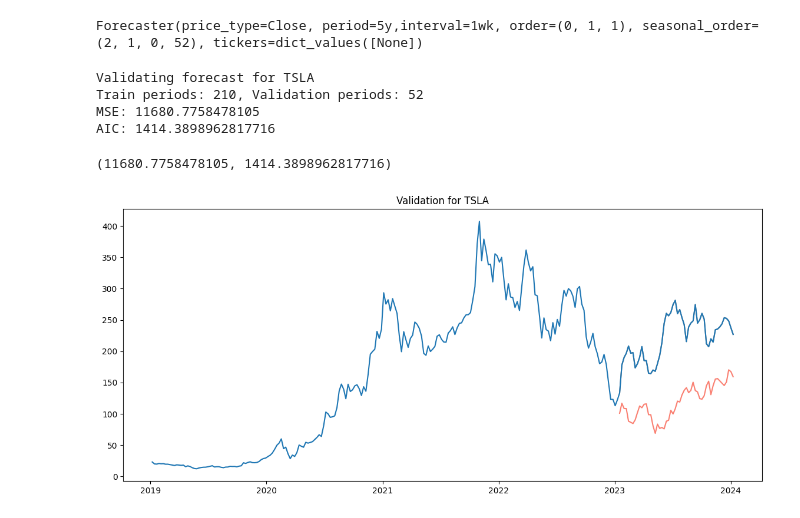
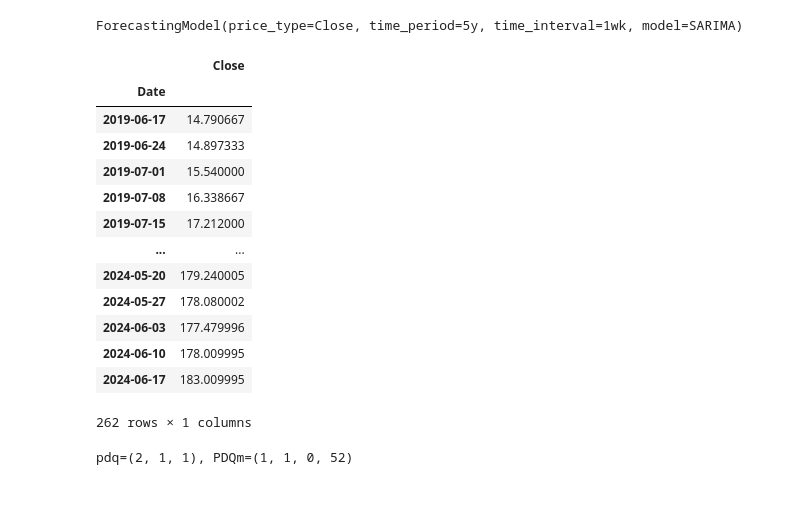
Before and after one commit to sienlonglim/financial_analysis_forecasting, a Jupyter notebook: p1_SARIMA_forecasting.ipynb, the cells around one changed output. Cells and saved outputs as stored; diff of their text form; code cells hidden in the pictures.

Commit message:
Refactor in progress for SARIMA and scrapper

```diff
--- a/p1_SARIMA_forecasting.ipynb
+++ b/p1_SARIMA_forecasting.ipynb
@@ -5,15 +6,32 @@ import warnings
 warnings.filterwarnings('ignore')
-# %%
-forecaster = Forecaster('TSLA')
-forecaster
-# %% [output]
-Forecaster(price_type=Close, period=5y,interval=1wk, order=(0, 1, 1), seasonal_order=(2, 1, 0, 52), tickers=dict_values([None])
-# %%
-forecaster.forecast_validation(period='5y', validation_periods=52, forecast_period_only=False)
-# %% [output]
-Validating forecast for TSLA
-Train periods: 210, Validation periods: 52
-MSE: 11680.7758478105
-AIC: 1414.3898962817716
-(11680.7758478105, 1414.3898962817716)
-[figure, removed]
+# %%
+model = ForecastingModel()
+model
+# %% [output]
+ForecastingModel(price_type=Close, time_period=5y, time_interval=1wk, model=SARIMA)
+# %%
+ts = model.get_stock_price("TSLA")
+ts
+# %% [output]
+|  | Close |
+| Date |  |
+| 2019-06-17 | 14.790667 |
+| 2019-06-24 | 14.897333 |
+| 2019-07-01 | 15.540000 |
+| 2019-07-08 | 16.338667 |
+| 2019-07-15 | 17.212000 |
+| ... | ... |
+| 2024-05-20 | 179.240005 |
+| 2024-05-27 | 178.080002 |
+| 2024-06-03 | 177.479996 |
+| 2024-06-10 | 178.009995 |
+| 2024-06-17 | 183.009995 |
+262 rows × 1 columns
+# %%
+forecast = model.forecast_stock_price(
+    "TSLA",
+    start=len(ts),
+    end=len(ts) + 52
+)
+# %% [output]
+pdq=(2, 1, 1), PDQm=(1, 1, 0, 52)
```
Also changed, not shown: parts of 9 cells of this notebook, 7 other files.
